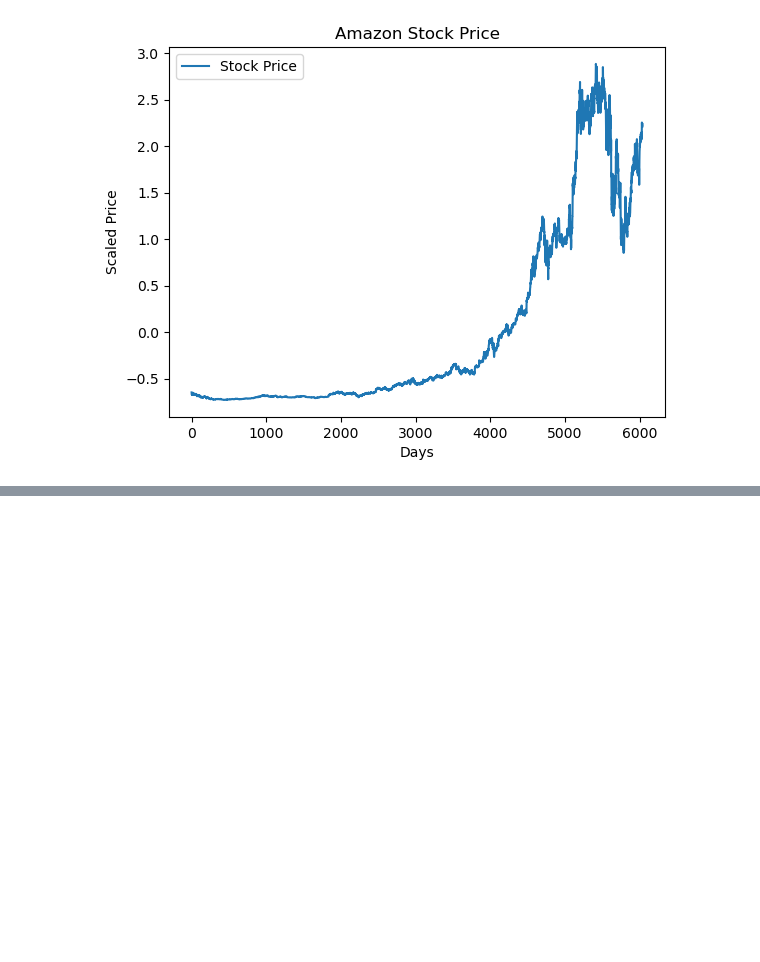
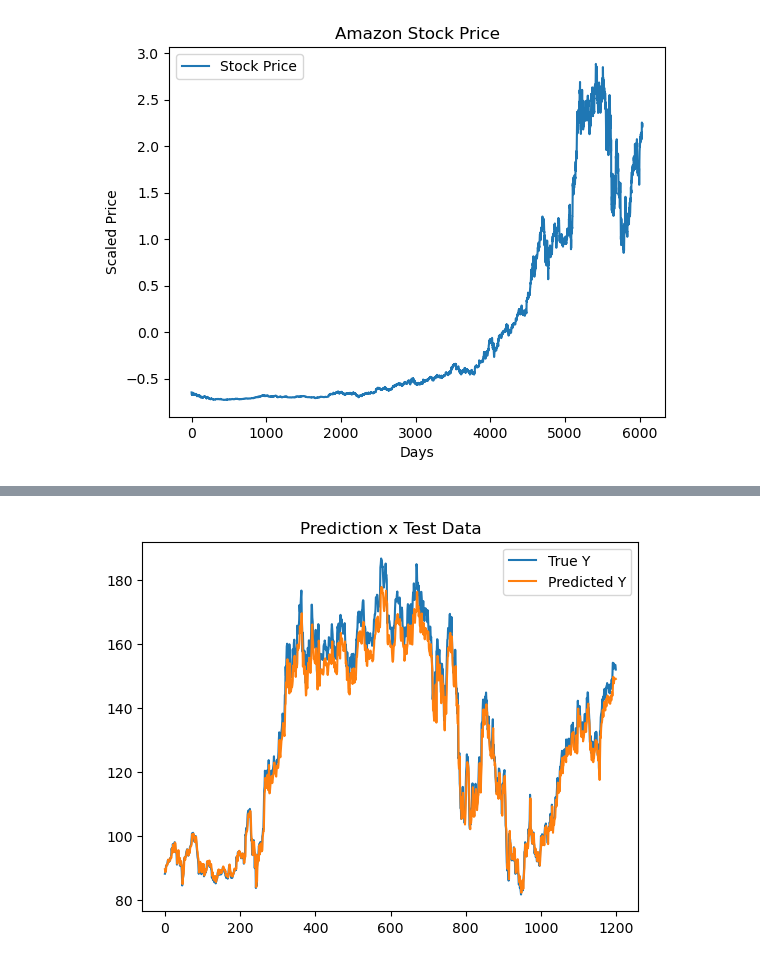
Before and after one commit to PaulaPerazzo/lstm, a Jupyter notebook: lstm.ipynb, the cells around one changed output, grey strips where cells are left out. Cells and saved outputs as stored; diff of their text form; code cells hidden in the pictures; blank space fills up the shorter version.

```diff
--- a/lstm.ipynb
+++ b/lstm.ipynb
@@ -53,0 +179,9 @@ plt.show()
+# %%
+axes = plt.axes()
+axes.plot(y_true, label='True Y')
+axes.plot(y_predicted, label='Predicted Y')
+axes.legend(loc=0)
+axes.set_title('Prediction x Test Data')
+plt.savefig('./figs/prediction_test_data.png')
+# %% [output]
+[figure, added]
```
Also changed, not shown: parts of 18 cells of this notebook, 27 other files.
